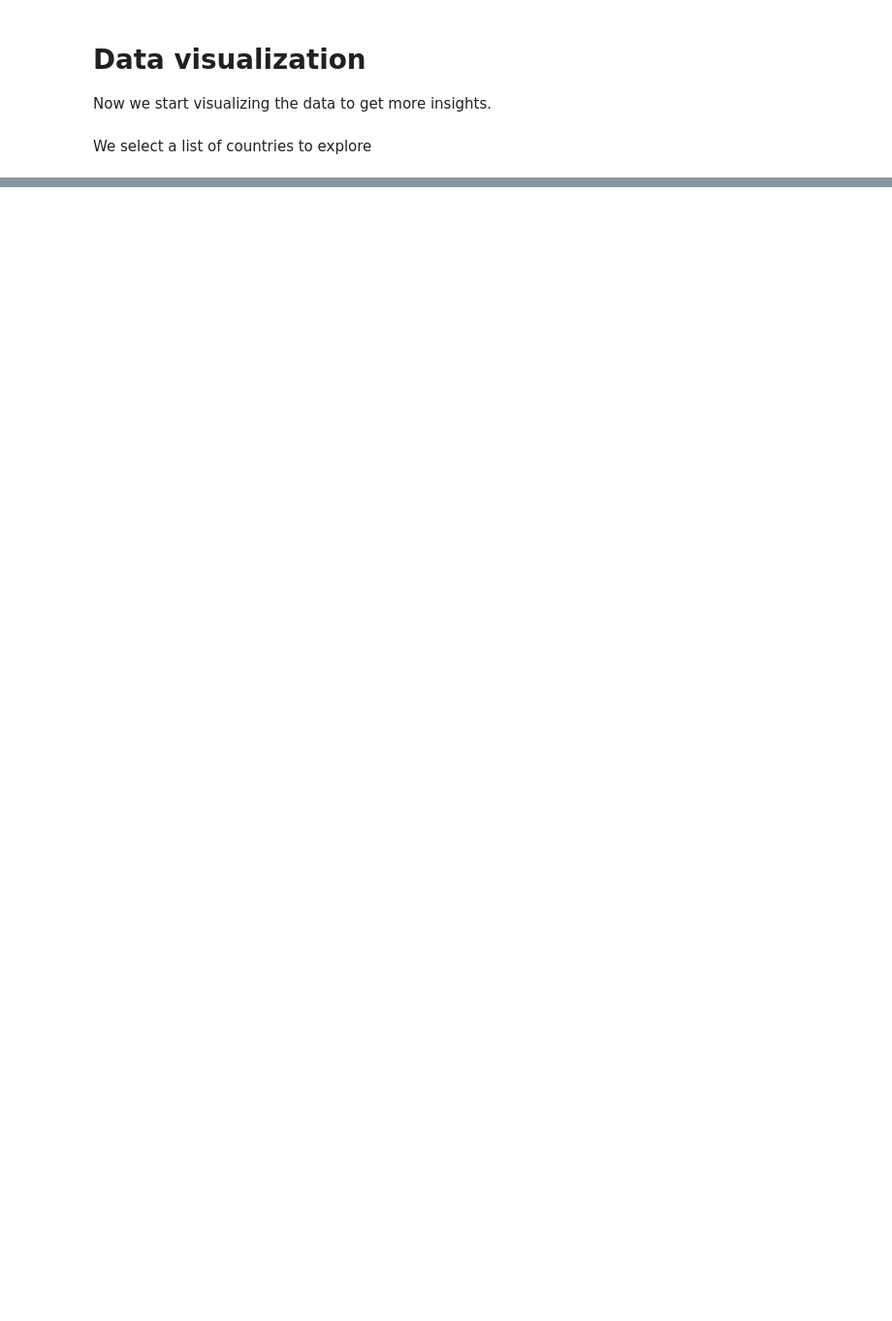
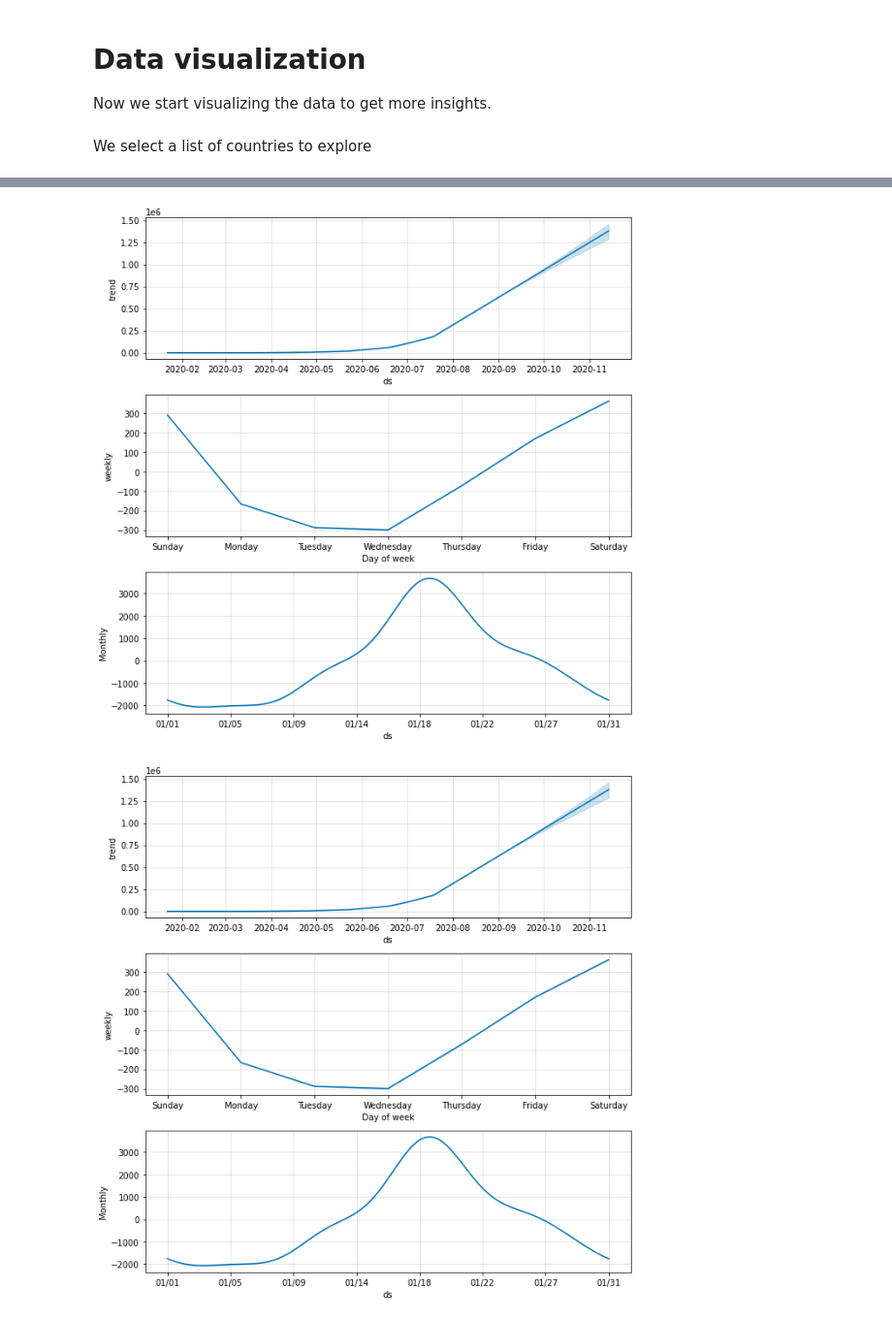
Before and after one commit to carlosperezm/covid_time_series, a Jupyter notebook: covid_time_series.ipynb, the cells around one changed output, grey strips where cells are left out. Shown at 97% size. Cells and saved outputs as stored; diff of their text form; code cells hidden in the pictures; blank space fills up the shorter version.

```diff
--- a/covid_time_series.ipynb
+++ b/covid_time_series.ipynb
@@ -148,0 +217,2 @@ alt.Chart(selected_countries).mark_circle().encode(
+# %%
+model_colombia.fit(cases_colombia_train)
@@ -148,0 +223,9 @@ alt.Chart(selected_countries).mark_circle().encode(
+# %%
+# Creating future dates
+future_dates = model_colombia.make_future_dataframe(periods=72)
+# %%
+# Making predictions
+forecast = model_colombia.predict(future_dates)
+# %%
+forecast['ds'] = pd.to_datetime(forecast['ds'])
+forecast.tail(5)
@@ -148,0 +239,5 @@ alt.Chart(selected_countries).mark_circle().encode(
+# %%
+model_colombia.plot_components(forecast)
+# %% [output]
+[figure, added]
+[figure, added]
```
Also changed, not shown: parts of 22 cells of this notebook.
